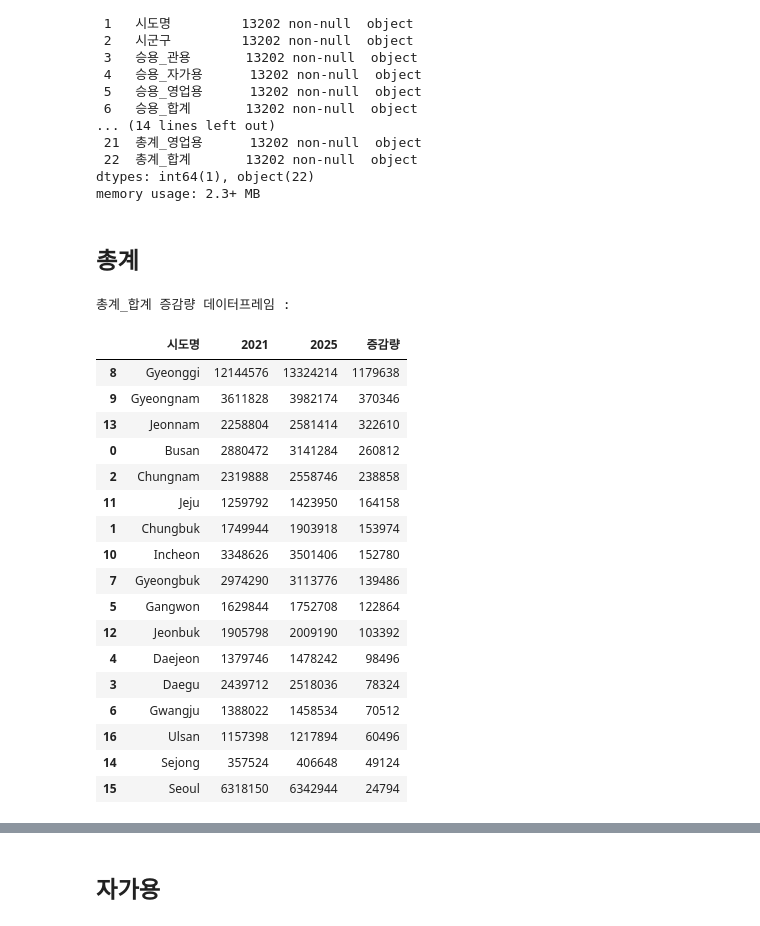
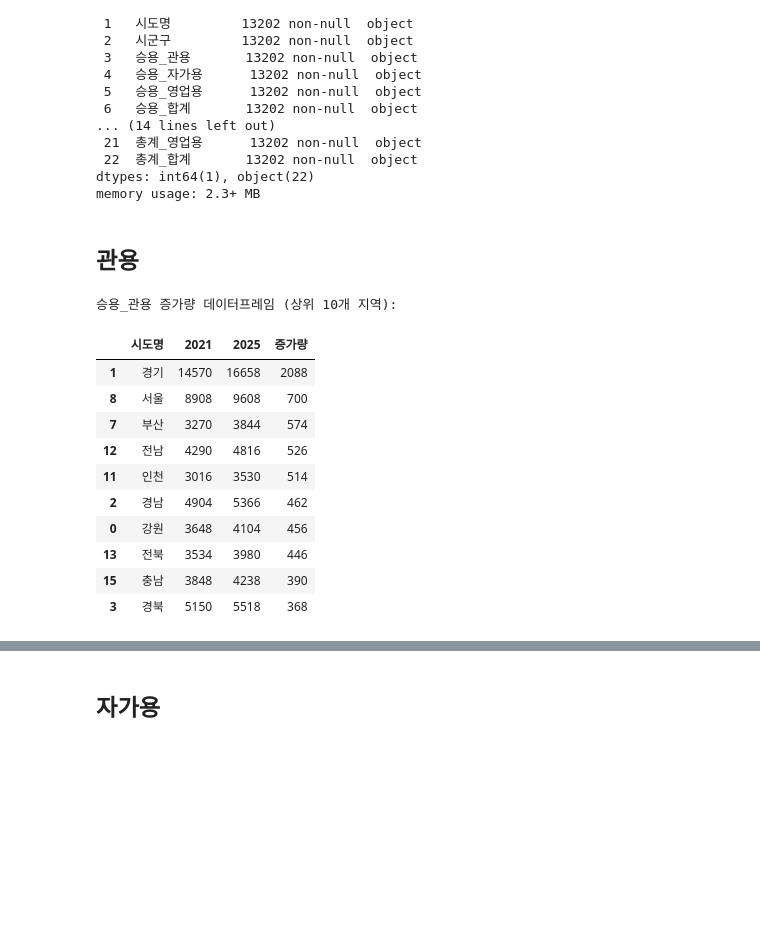
Before and after one commit to pcw11/datajo, a Jupyter notebook: 데이터조.ipynb, the cells around one changed output, grey strips where cells are left out. Drawn from its saved outputs; the diff is of its cells as text; code cells hidden in the pictures; blank space fills up the shorter version.

```diff
--- a/데이터조.ipynb
+++ b/데이터조.ipynb
@@ -326,6 +383,6 @@ plt.show()
 # %%
 # 1. CSV 파일 불러오기
-df1 = pd.read_csv("datajo/cardata_english.csv")
+df1 = pd.read_csv("datajo/cardata.csv")
 df1.sample(3)
 # %% [output]
 |  | 월(Monthly) | 시도명 | 시군구 | 승용_관용 | 승용_자가용 | 승용_영업용 | 승용_합계 | 승합_관용 | 승합_자가용 | 승합_업무용 | ... | ... |
@@ -356,47 +413,40 @@ Data columns (total 23 columns):
 dtypes: int64(1), object(22)
 memory usage: 2.3+ MB
 # %% [markdown]
-## 총계
+## 관용
 # %%
 # 데이터 정리: 쉼표 제거 및 숫자 변환
-df1['총계_합계'] = df1['총계_합계'].replace(',', '', regex=True).astype(int)
+df1['승용_관용'] = df1['승용_관용'].replace(',', '', regex=True).astype(int)
 
 # 2021년 4월과 2025년 4월 데이터 필터링
 df_2021 = df1[df1['월(Monthly)'] == '21-Apr']
 df_2025 = df1[df1['월(Monthly)'] == '25-Apr']
 
 # 지역별 승용_자가용 집계
 agg_data = pd.DataFrame({
-    '2021': df_2021.groupby('시도명')['총계_합계'].sum(),
-    '2025': df_2025.groupby('시도명')['총계_합계'].sum()
+    '2021': df_2021.groupby('시도명')['승용_관용'].sum(),
+    '2025': df_2025.groupby('시도명')['승용_관용'].sum()
 }).reset_index()
 
-# 증감량 계산
-agg_data['증감량'] = agg_data['2025'] - agg_data['2021']
+# 증가량 계산
+agg_data['증가량'] = agg_data['2025'] - agg_data['2021']
 
-# 증감량 기준 상위 지역 정렬
-agg_data = agg_data.sort_values('증감량', ascending=False)
+# 증가량 기준 상위 지역 정렬
+agg_data = agg_data.sort_values('증가량', ascending=False)
 
 # 데이터프레임 출력
-print("\n총계_합계 증감량 데이터프레임 :")
-agg_data
+print("\n승용_관용 증가량 데이터프레임 (상위 10개 지역):")
+agg_data.head(10)
 # %% [output]
-총계_합계 증감량 데이터프레임 :
+승용_관용 증가량 데이터프레임 (상위 10개 지역):
-|  | 시도명 | 2021 | 2025 | 증감량 |
-| 8 | Gyeonggi | 12144576 | 13324214 | 1179638 |
-| 9 | Gyeongnam | 3611828 | 3982174 | 370346 |
-| 13 | Jeonnam | 2258804 | 2581414 | 322610 |
-| 0 | Busan | 2880472 | 3141284 | 260812 |
-| 2 | Chungnam | 2319888 | 2558746 | 238858 |
-| 11 | Jeju | 1259792 | 1423950 | 164158 |
-| 1 | Chungbuk | 1749944 | 1903918 | 153974 |
-| 10 | Incheon | 3348626 | 3501406 | 152780 |
-| 7 | Gyeongbuk | 2974290 | 3113776 | 139486 |
-| 5 | Gangwon | 1629844 | 1752708 | 122864 |
-| 12 | Jeonbuk | 1905798 | 2009190 | 103392 |
-| 4 | Daejeon | 1379746 | 1478242 | 98496 |
-| 3 | Daegu | 2439712 | 2518036 | 78324 |
-| 6 | Gwangju | 1388022 | 1458534 | 70512 |
-| 16 | Ulsan | 1157398 | 1217894 | 60496 |
-| 14 | Sejong | 357524 | 406648 | 49124 |
-| 15 | Seoul | 6318150 | 6342944 | 24794 |
+|  | 시도명 | 2021 | 2025 | 증가량 |
+| 1 | 경기 | 14570 | 16658 | 2088 |
+| 8 | 서울 | 8908 | 9608 | 700 |
+| 7 | 부산 | 3270 | 3844 | 574 |
+| 12 | 전남 | 4290 | 4816 | 526 |
+| 11 | 인천 | 3016 | 3530 | 514 |
+| 2 | 경남 | 4904 | 5366 | 462 |
+| 0 | 강원 | 3648 | 4104 | 456 |
+| 13 | 전북 | 3534 | 3980 | 446 |
+| 15 | 충남 | 3848 | 4238 | 390 |
+| 3 | 경북 | 5150 | 5518 | 368 |
```
Also changed, not shown: parts of 27 cells of this notebook.
